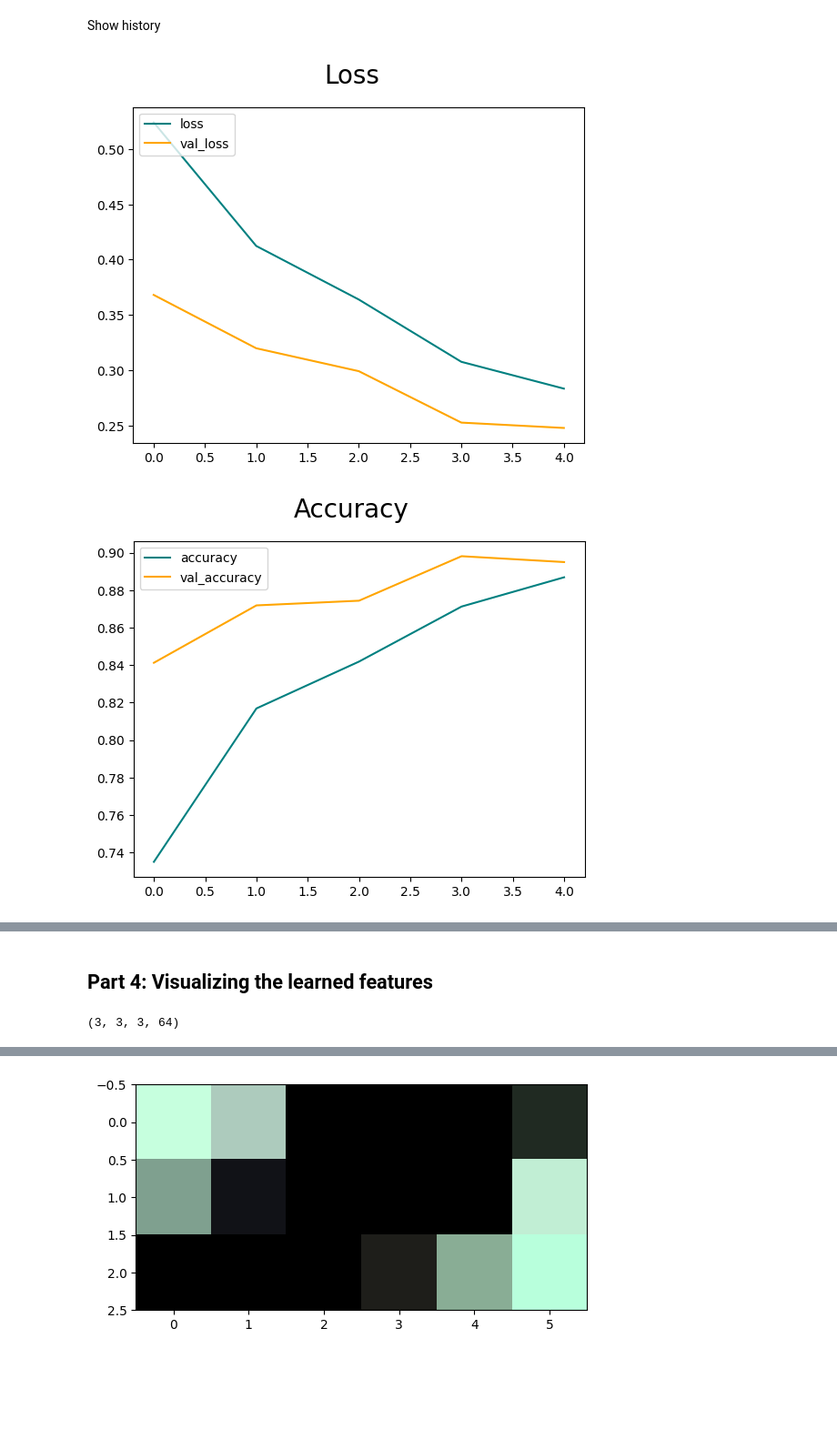
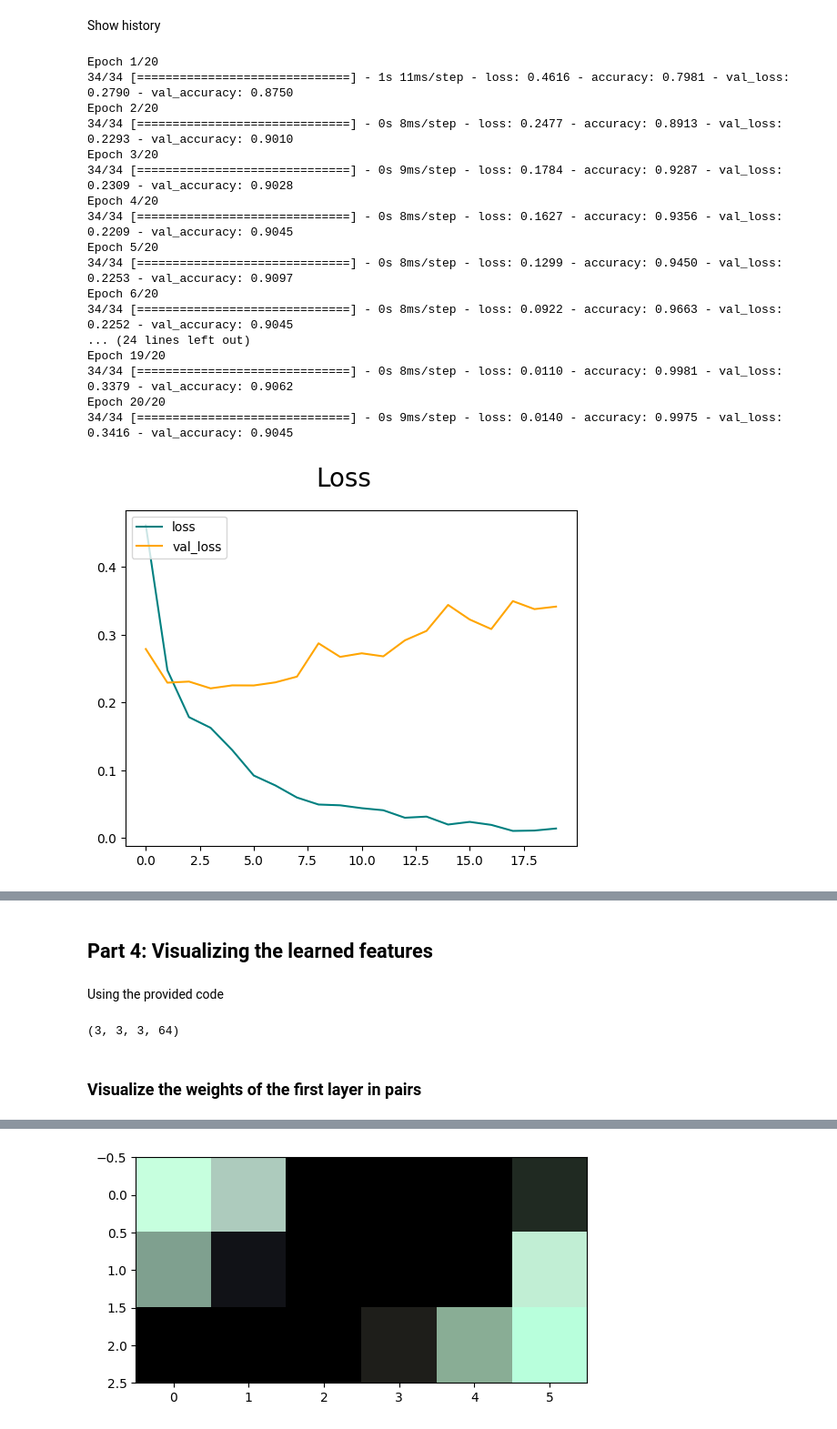
Before and after one commit to ninjasnigel/applied_machine_learning, a Jupyter notebook: lab5/lab5.ipynb, the cells around one changed output, grey strips where cells are left out. Shown: that part at 91% size. Saved outputs shown, nothing was run; the diff lists cells and outputs as text; code cells hidden in the pictures; blank space fills up the shorter version.

```diff
--- a/lab5/lab5.ipynb
+++ b/lab5/lab5.ipynb
@@ -177,13 +167,13 @@ model = make_convnet(img_width=img_size, img_height=img_size) # Create the model
 
 if not model_exists('model_aug.h5'):
     hist = model.fit(aug_train_generator,
-        epochs=epochs,
+        epochs=40,
         validation_data=val_generator,
         batch_size=batch_size,
         callbacks=[tensorboard_callback])
-    model.save('model/model_aug.h5')
-    np.save('model/history_aug.npy', hist.history)
+    model.save('model_aug.h5')
+    np.save('history_aug.npy', hist.history)
 else:
-    model = keras.models.load_model('model/model_aug.h5')
-    hist = np.load('model/history_aug.npy', allow_pickle=True).item()
+    model = keras.models.load_model('model_aug.h5')
+    hist = np.load('history_aug.npy', allow_pickle=True).item()
 # %% [output]
@@ -237,5 +248,6 @@ create_vgg_features = lambda dir, gen: feature_extractor.predict(gen.flow_from_d
     shuffle=False))
 
 cnn_features_train = create_vgg_features('train', data_gen_vgg)
+cnn_features_val = create_vgg_features('validation', data_gen_vgg)
 # %% [output]
 Found 1600 images belonging to 2 classes.
@@ -263,4 +277,13 @@ def train_on_cnnfeatures():
     model.compile(loss='binary_crossentropy',
                 optimizer='adam',
                 metrics=['accuracy'])
-    return model
+
+    with open('predict.pred', 'rb') as f: cnn_features = np.load(f)
+
+    hist = model.fit(cnn_features,
+                    get_labels(cnn_features.shape[0]),
+                    epochs=epochs,
+                    batch_size=batch_size,
+                    validation_data=(cnn_features_val, get_labels(cnn_features_val.shape[0])))
+
+    return hist
@@ -283,7 +290,24 @@ Epoch 5/5
 # %% [markdown]
 Show history
-# %%
-display_history(hist)
-# %% [output]
-[figure, removed]
-[figure, removed]
+# %%
+hist = train_on_cnnfeatures()
+display_history(hist)
+# %% [output]
+Epoch 1/20
+34/34 [==============================] - 1s 11ms/step - loss: 0.4616 - accuracy: 0.7981 - val_loss: 0.2790 - val_accuracy: 0.8750
+Epoch 2/20
+34/34 [==============================] - 0s 8ms/step - loss: 0.2477 - accuracy: 0.8913 - val_loss: 0.2293 - val_accuracy: 0.9010
+Epoch 3/20
+34/34 [==============================] - 0s 9ms/step - loss: 0.1784 - accuracy: 0.9287 - val_loss: 0.2309 - val_accuracy: 0.9028
+Epoch 4/20
+34/34 [==============================] - 0s 8ms/step - loss: 0.1627 - accuracy: 0.9356 - val_loss: 0.2209 - val_accuracy: 0.9045
+Epoch 5/20
+34/34 [==============================] - 0s 8ms/step - loss: 0.1299 - accuracy: 0.9450 - val_loss: 0.2253 - val_accuracy: 0.9097
+Epoch 6/20
+34/34 [==============================] - 0s 8ms/step - loss: 0.0922 - accuracy: 0.9663 - val_loss: 0.2252 - val_accuracy: 0.9045
+... (24 lines left out)
+Epoch 19/20
+34/34 [==============================] - 0s 8ms/step - loss: 0.0110 - accuracy: 0.9981 - val_loss: 0.3379 - val_accuracy: 0.9062
+Epoch 20/20
+34/34 [==============================] - 0s 9ms/step - loss: 0.0140 - accuracy: 0.9975 - val_loss: 0.3416 - val_accuracy: 0.9045
+[figure, added]
@@ -290,5 +315,7 @@ display_history(hist)
 # %% [markdown]
 ## Part 4: Visualizing the learned features
+# %% [markdown]
+Using the provided code
 # %%
 first_layer_weights = vggmodel.get_weights()[0]
 first_layer_weights.shape
@@ -313,3 +340,5 @@ def kernel_image(weights, i, positive):
         k /= m
 
     return k
+# %% [markdown]
+### Visualize the weights of the first layer in pairs
```
Also changed, not shown: parts of 22 cells of this notebook, 18 other files.
